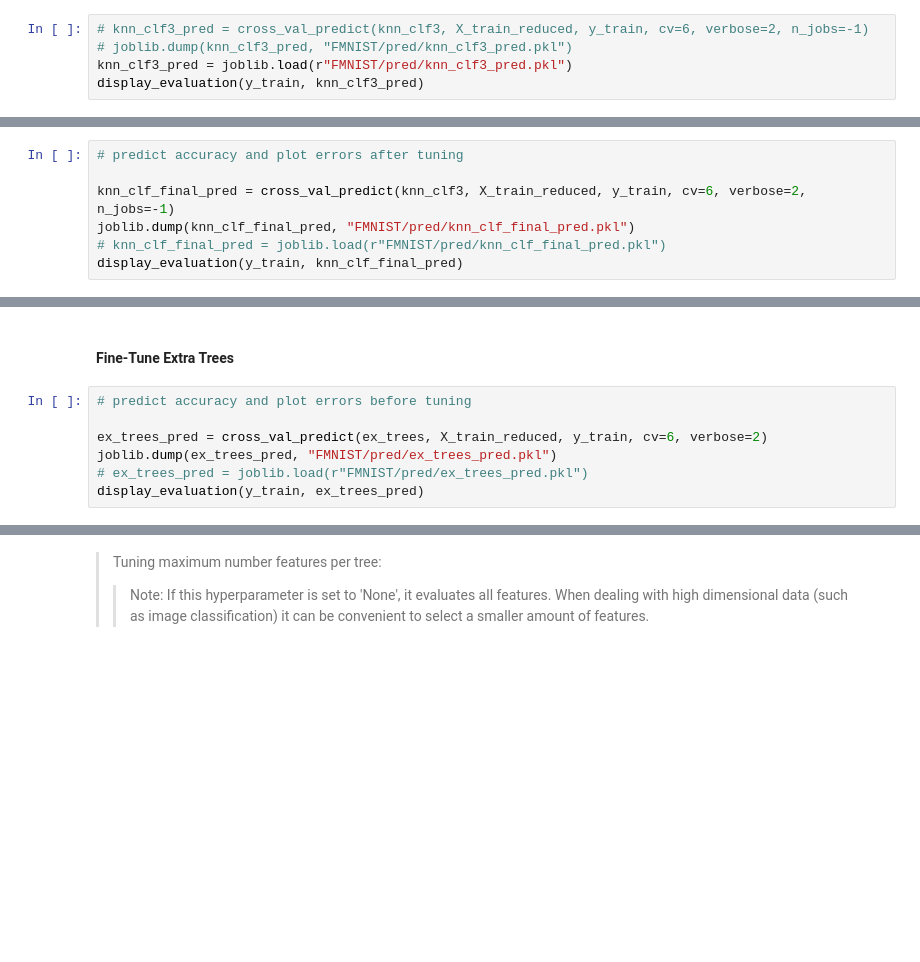
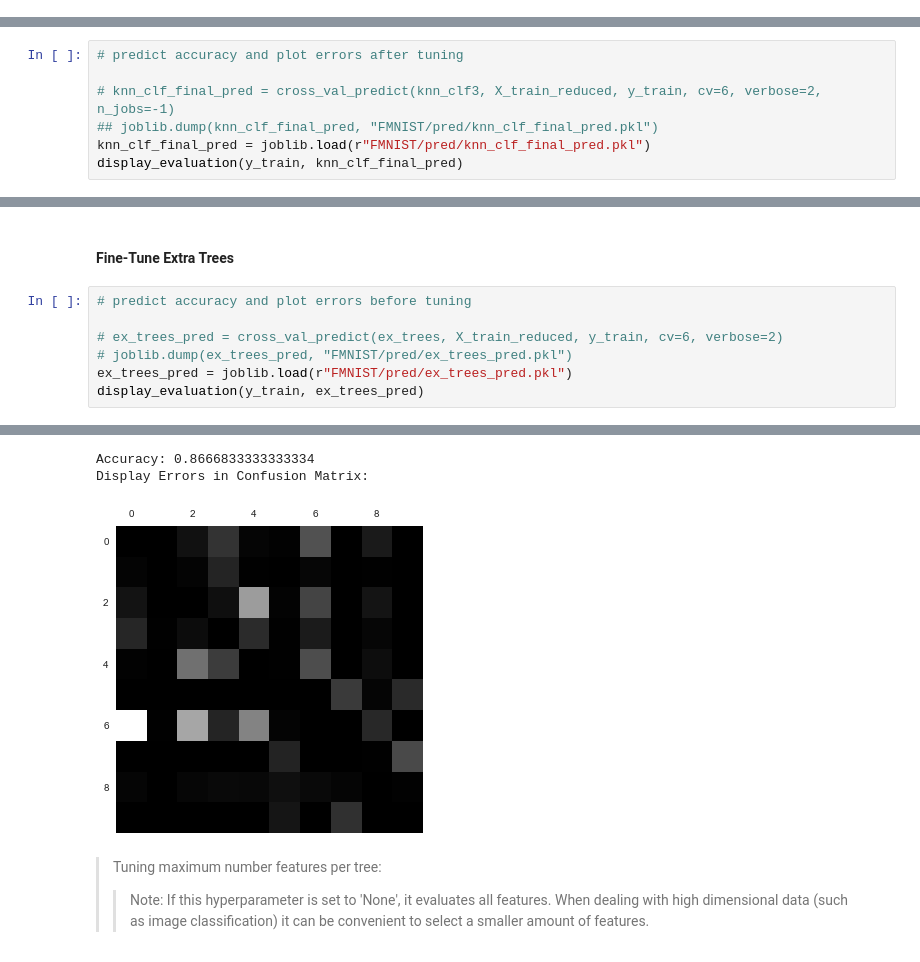
Before and after one commit to adiy55/1SB-Final-Project, a Jupyter notebook: 1SB ML Fashion MNIST.ipynb, the cells around one changed output, grey strips where cells are left out. Cells and saved outputs as stored; diff of their text form; blank space fills up the shorter version.

```diff
--- a/1SB ML Fashion MNIST.ipynb
+++ b/1SB ML Fashion MNIST.ipynb
@@ -1221,8 +1234,3 @@ for mean_score, params in zip(cvres["mean_test_score"], cvres["params"]):
 0.8665666666666668 {'n_neighbors': 11}
 0.8644999999999999 {'n_neighbors': 13}
 0.8638666666666666 {'n_neighbors': 15}
-# %%
-# knn_clf3_pred = cross_val_predict(knn_clf3, X_train_reduced, y_train, cv=6, verbose=2, n_jobs=-1)
-# joblib.dump(knn_clf3_pred, "FMNIST/pred/knn_clf3_pred.pkl")
-knn_clf3_pred = joblib.load(r"FMNIST/pred/knn_clf3_pred.pkl")
-display_evaluation(y_train, knn_clf3_pred)
@@ -1236,7 +1240,7 @@ Display Errors in Confusion Matrix:
 # %%
 # predict accuracy and plot errors after tuning
 
-knn_clf_final_pred = cross_val_predict(knn_clf3, X_train_reduced, y_train, cv=6, verbose=2, n_jobs=-1)
-joblib.dump(knn_clf_final_pred, "FMNIST/pred/knn_clf_final_pred.pkl")
-# knn_clf_final_pred = joblib.load(r"FMNIST/pred/knn_clf_final_pred.pkl")
+# knn_clf_final_pred = cross_val_predict(knn_clf3, X_train_reduced, y_train, cv=6, verbose=2, n_jobs=-1)
+## joblib.dump(knn_clf_final_pred, "FMNIST/pred/knn_clf_final_pred.pkl")
+knn_clf_final_pred = joblib.load(r"FMNIST/pred/knn_clf_final_pred.pkl")
 display_evaluation(y_train, knn_clf_final_pred)
@@ -1245,7 +1256,8 @@ display_evaluation(y_train, knn_clf_final_pred)
 # %%
 # predict accuracy and plot errors before tuning
 
-ex_trees_pred = cross_val_predict(ex_trees, X_train_reduced, y_train, cv=6, verbose=2)
-joblib.dump(ex_trees_pred, "FMNIST/pred/ex_trees_pred.pkl")
-# ex_trees_pred = joblib.load(r"FMNIST/pred/ex_trees_pred.pkl")
+# ex_trees_pred = cross_val_predict(ex_trees, X_train_reduced, y_train, cv=6, verbose=2)
+# joblib.dump(ex_trees_pred, "FMNIST/pred/ex_trees_pred.pkl")
+ex_trees_pred = joblib.load(r"FMNIST/pred/ex_trees_pred.pkl")
 display_evaluation(y_train, ex_trees_pred)
+# %% [output]
@@ -1252,3 +1267,6 @@ display_evaluation(y_train, ex_trees_pred)
+Accuracy: 0.8666833333333334
+Display Errors in Confusion Matrix:
+[figure, added]
 # %% [markdown]
 > Tuning maximum number features per tree:
 >> Note: If this hyperparameter is set to 'None', it evaluates all features. When dealing with high
```
Also changed, not shown: parts of 45 cells of this notebook.
